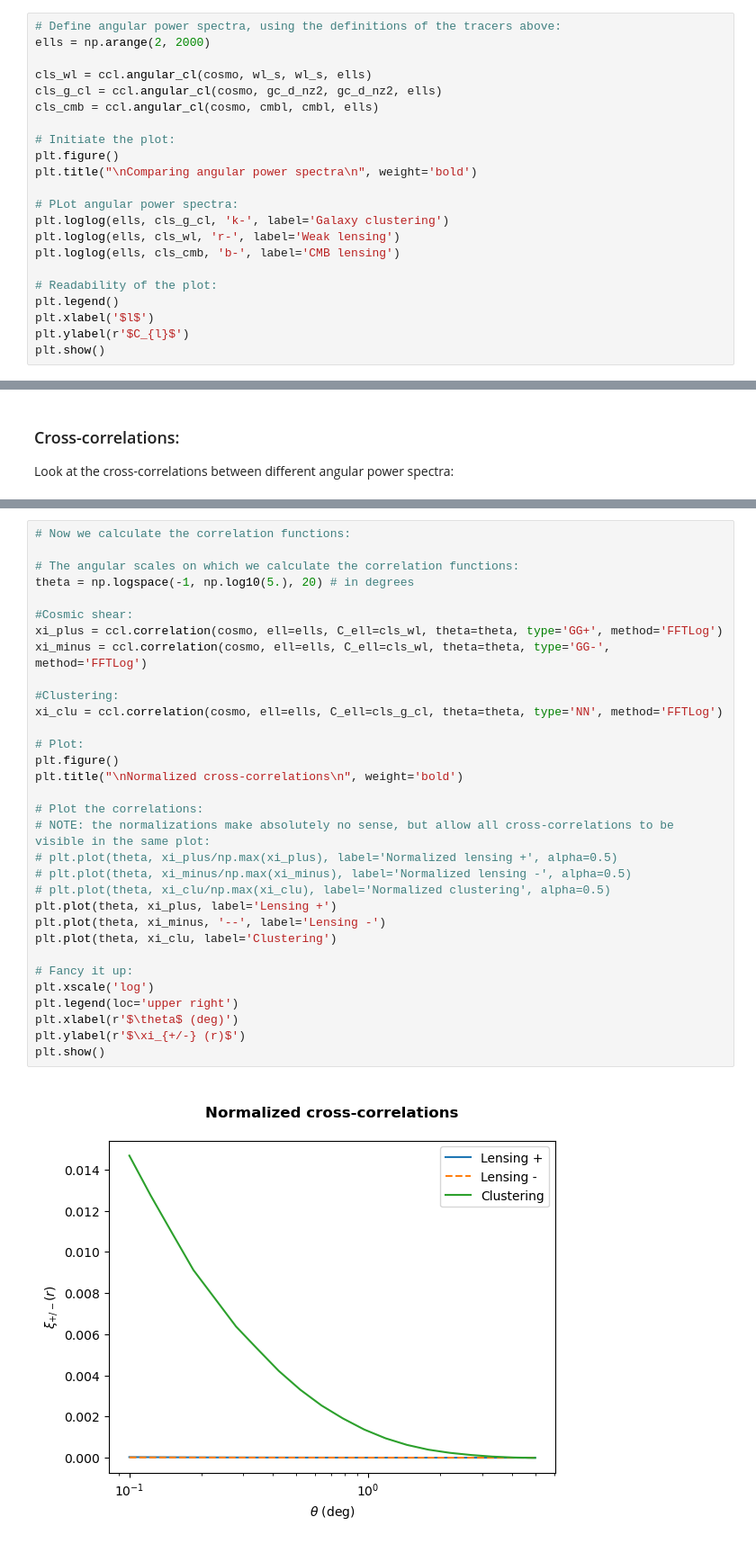
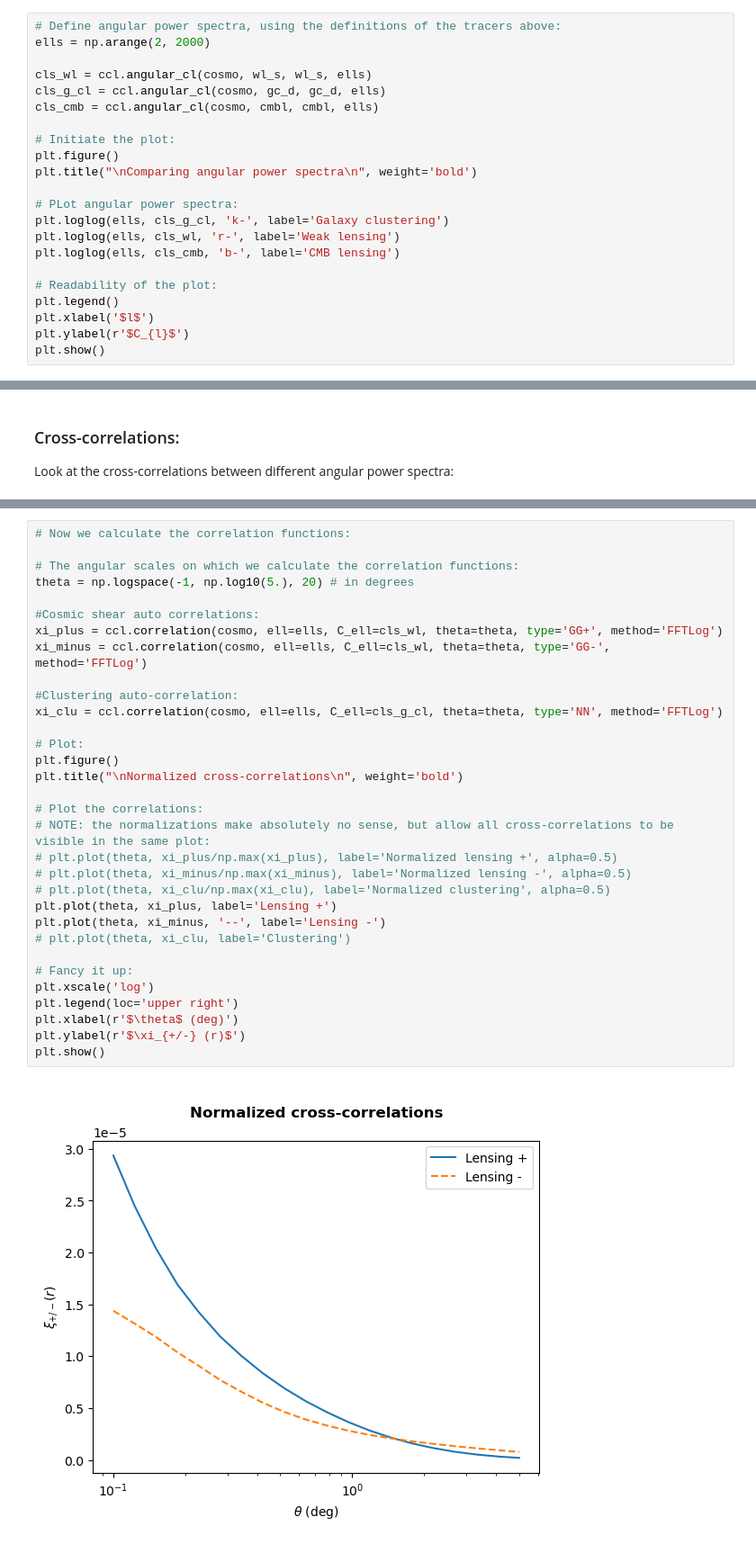
Before and after one commit to XanderHenrik/Masters-Project, a Jupyter notebook: notebooks/varying_C_l.ipynb, the cells around one changed output, grey strips where cells are left out. Shown at 90% size. Cells and saved outputs as stored; diff of their text form.

Commit message:
Small additions and improvements to understanding and plotting the angular power spectra

```diff
--- a/notebooks/varying_C_l.ipynb
+++ b/notebooks/varying_C_l.ipynb
@@ -146,7 +154,7 @@ Look at the auto correlations of the above defined angular power spectra;
 ells = np.arange(2, 2000)
 
 cls_wl = ccl.angular_cl(cosmo, wl_s, wl_s, ells)
-cls_g_cl = ccl.angular_cl(cosmo, gc_d_nz2, gc_d_nz2, ells)
+cls_g_cl = ccl.angular_cl(cosmo, gc_d, gc_d, ells)
 cls_cmb = ccl.angular_cl(cosmo, cmbl, cmbl, ells)
 
 # Initiate the plot:
@@ -195,34 +204,34 @@ plt.show()
 # %%
 # Now we calculate the correlation functions:
 
 # The angular scales on which we calculate the correlation functions:
 theta = np.logspace(-1, np.log10(5.), 20) # in degrees
 
-#Cosmic shear:
+#Cosmic shear auto correlations:
 xi_plus = ccl.correlation(cosmo, ell=ells, C_ell=cls_wl, theta=theta, type='GG+', method='FFTLog')
 xi_minus = ccl.correlation(cosmo, ell=ells, C_ell=cls_wl, theta=theta, type='GG-', method='FFTLog')
 
-#Clustering:
+#Clustering auto-correlation:
 xi_clu = ccl.correlation(cosmo, ell=ells, C_ell=cls_g_cl, theta=theta, type='NN', method='FFTLog')
 
 # Plot:
 plt.figure()
 plt.title("\nNormalized cross-correlations\n", weight='bold')
 
 # Plot the correlations:
 # NOTE: the normalizations make absolutely no sense, but allow all cross-correlations to be visible in the same plot:
 # plt.plot(theta, xi_plus/np.max(xi_plus), label='Normalized lensing +', alpha=0.5)
 # plt.plot(theta, xi_minus/np.max(xi_minus), label='Normalized lensing -', alpha=0.5)
 # plt.plot(theta, xi_clu/np.max(xi_clu), label='Normalized clustering', alpha=0.5)
 plt.plot(theta, xi_plus, label='Lensing +')
 plt.plot(theta, xi_minus, '--', label='Lensing -')
-plt.plot(theta, xi_clu, label='Clustering')
+# plt.plot(theta, xi_clu, label='Clustering')
 
 # Fancy it up:
 plt.xscale('log')
 plt.legend(loc='upper right')
 plt.xlabel(r'$\theta$ (deg)')
 plt.ylabel(r'$\xi_{+/-} (r)$')
 plt.show()
 # %% [output]
-[figure, old version]
+[figure, new version]
```
Also changed, not shown: parts of 7 cells of this notebook.
